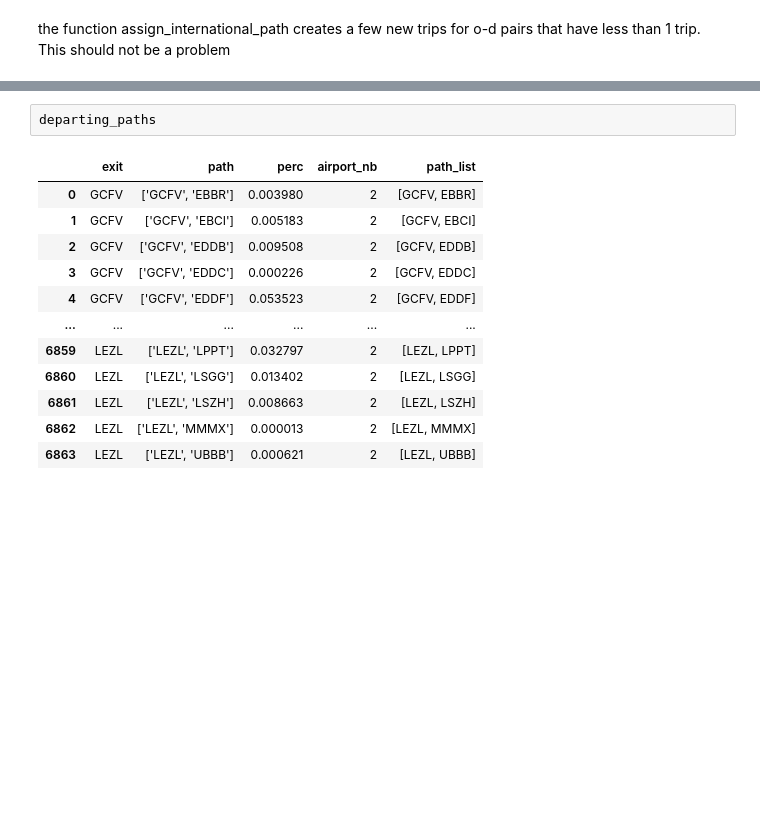
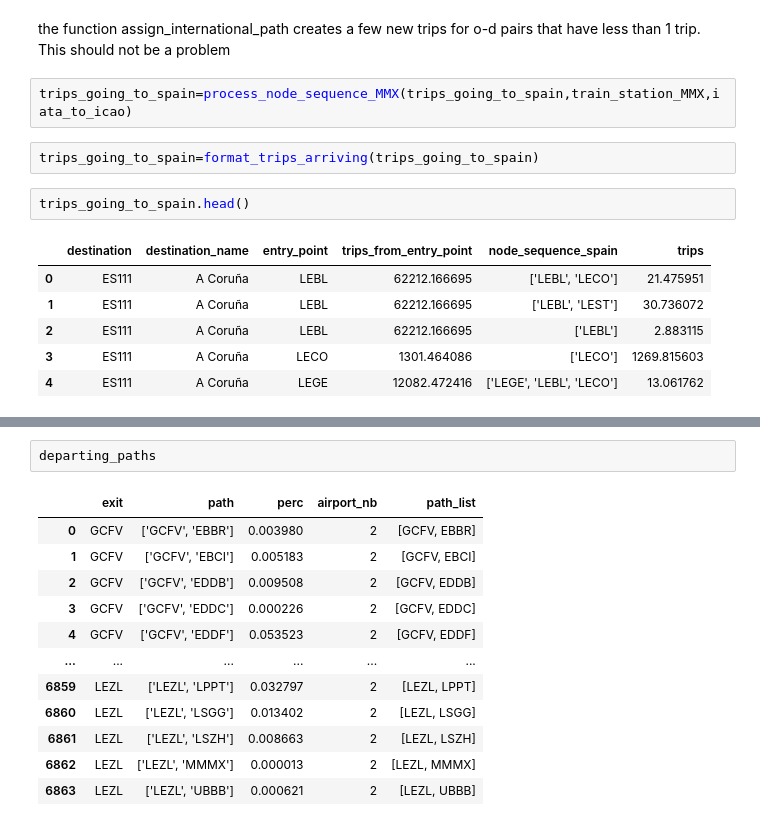
Before and after one commit to UoW-ATM/MultiModX, a Jupyter notebook: notebooks/CS11/assign_path_to_trips.ipynb, the cells around one changed output, grey strips where cells are left out. Saved outputs shown, nothing was run; the diff lists cells and outputs as text; blank space fills up the shorter version.

```diff
--- a/notebooks/CS11/assign_path_to_trips.ipynb
+++ b/notebooks/CS11/assign_path_to_trips.ipynb
@@ -412,2 +410,15 @@ np.float64(295031.0)
 # %% [markdown]
 the function assign_international_path creates a few new trips for o-d pairs that have less than 1 trip. This should not be a problem
+# %%
+trips_going_to_spain=process_node_sequence_MMX(trips_going_to_spain,train_station_MMX,iata_to_icao)
+# %%
+trips_going_to_spain=format_trips_arriving(trips_going_to_spain)
+# %%
+trips_going_to_spain.head()
+# %% [output]
+|  | destination | destination_name | entry_point | trips_from_entry_point | node_sequence_spain | trips |
+| 0 | ES111 | A Coruña | LEBL | 62212.166695 | ['LEBL', 'LECO'] | 21.475951 |
+| 1 | ES111 | A Coruña | LEBL | 62212.166695 | ['LEBL', 'LEST'] | 30.736072 |
+| 2 | ES111 | A Coruña | LEBL | 62212.166695 | ['LEBL'] | 2.883115 |
+| 3 | ES111 | A Coruña | LECO | 1301.464086 | ['LECO'] | 1269.815603 |
+| 4 | ES111 | A Coruña | LEGE | 12082.472416 | ['LEGE', 'LEBL', 'LECO'] | 13.061762 |
```
Also changed, not shown: parts of 20 cells of this notebook.
